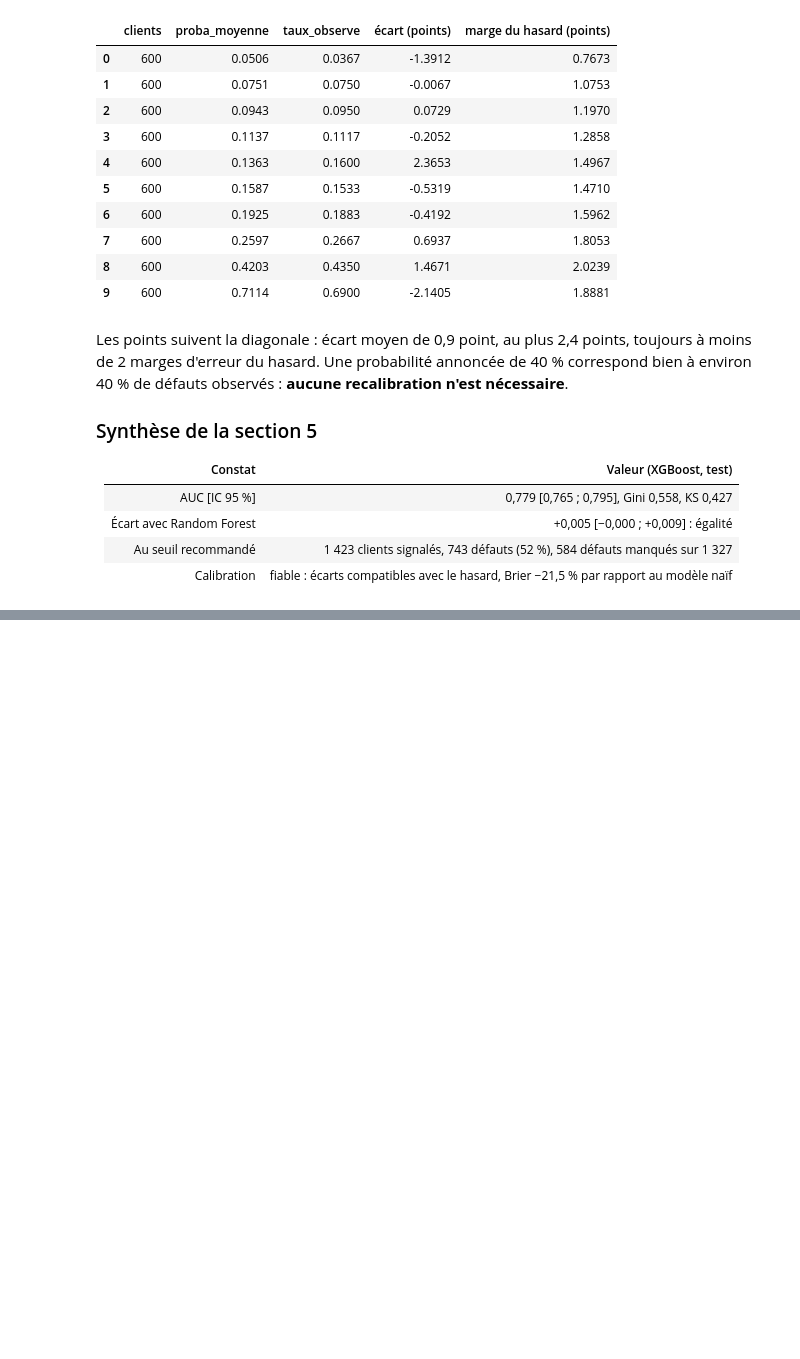
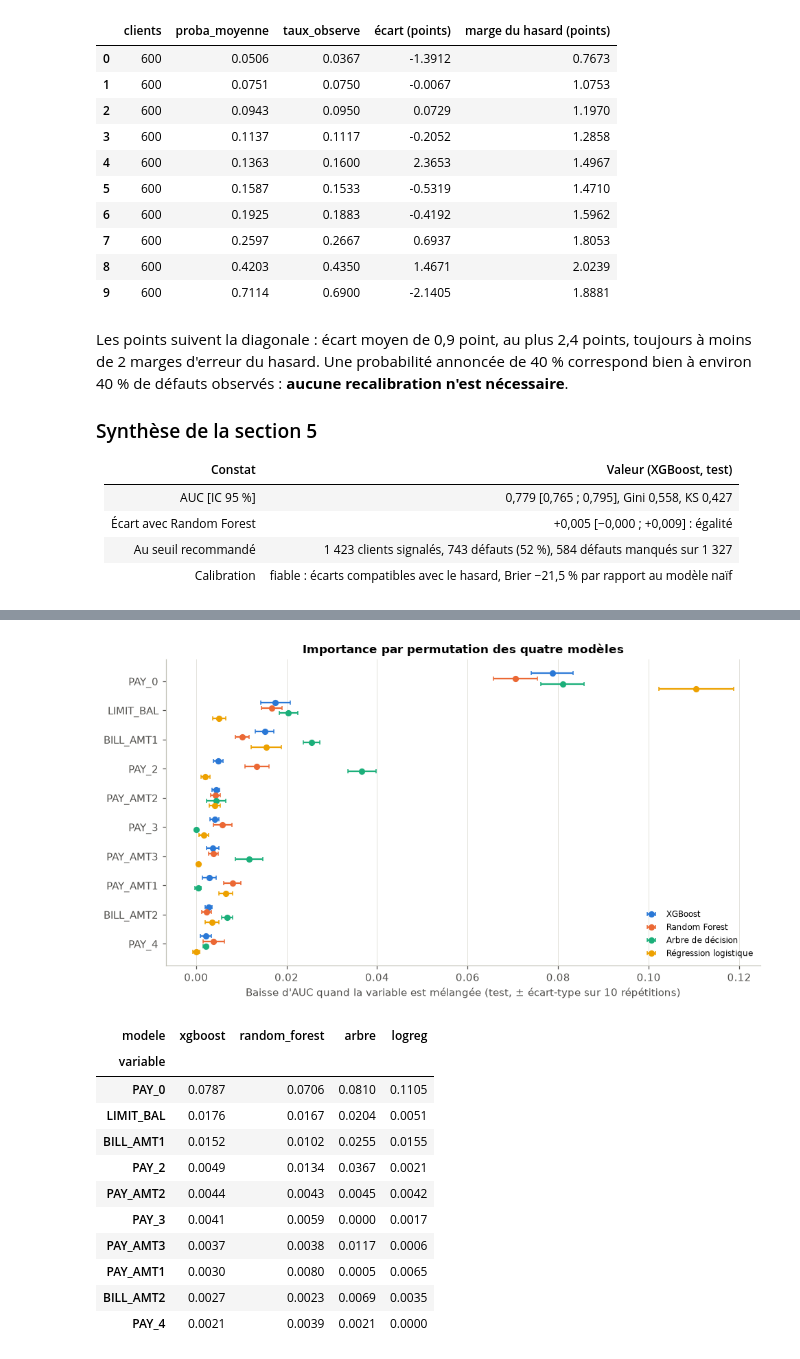
Before and after one commit to aljene307/credit-scoring-xai, a Jupyter notebook: notebooks/analyse_credit.ipynb, the cells around one changed output, grey strips where cells are left out. Cells and saved outputs as stored; diff of their text form; code cells hidden in the pictures; blank space fills up the shorter version.

```diff
--- a/notebooks/analyse_credit.ipynb
+++ b/notebooks/analyse_credit.ipynb
@@ -1022,0 +1081,32 @@ défauts observés : **aucune recalibration n'est nécessaire**.
+# %%
+permutation = explications["permutation"]
+ordre_var = list(permutation[permutation["modele"] == "xgboost"].nlargest(10, "moyenne")["variable"])[::-1]
+fig, ax = plt.subplots(figsize=(9, 5))
+decalage = {"xgboost": 0.27, "random_forest": 0.09, "arbre": -0.09, "logreg": -0.27}
+for nom, dy in decalage.items():
+    lignes = permutation[permutation["modele"] == nom].set_index("variable").loc[ordre_var]
+    ax.errorbar(lignes["moyenne"], np.arange(len(ordre_var)) + dy, xerr=lignes["ecart_type"], fmt="o",
+                color=MODEL_COLORS[nom], markersize=5, elinewidth=1.5, capsize=2, label=MODEL_LABELS[nom])
+ax.set_yticks(range(len(ordre_var)), ordre_var)
+ax.set_xlabel("Baisse d'AUC quand la variable est mélangée (test, ± écart-type sur 10 répétitions)")
+ax.set_title("Importance par permutation des quatre modèles")
+ax.legend(frameon=False, fontsize=8, loc="lower right")
+ax.grid(axis="y", visible=False)
+fig.tight_layout()
+plt.show()
+(permutation.pivot(index="variable", columns="modele", values="moyenne")
+ .loc[ordre_var[::-1], ["xgboost", "random_forest", "arbre", "logreg"]].round(4))
+# %% [output]
+[figure, added]
+| modele | xgboost | random_forest | arbre | logreg |
+| variable |  |  |  |  |
+| PAY_0 | 0.0787 | 0.0706 | 0.0810 | 0.1105 |
+| LIMIT_BAL | 0.0176 | 0.0167 | 0.0204 | 0.0051 |
+| BILL_AMT1 | 0.0152 | 0.0102 | 0.0255 | 0.0155 |
+| PAY_2 | 0.0049 | 0.0134 | 0.0367 | 0.0021 |
+| PAY_AMT2 | 0.0044 | 0.0043 | 0.0045 | 0.0042 |
+| PAY_3 | 0.0041 | 0.0059 | 0.0000 | 0.0017 |
+| PAY_AMT3 | 0.0037 | 0.0038 | 0.0117 | 0.0006 |
+| PAY_AMT1 | 0.0030 | 0.0080 | 0.0005 | 0.0065 |
+| BILL_AMT2 | 0.0027 | 0.0023 | 0.0069 | 0.0035 |
+| PAY_4 | 0.0021 | 0.0039 | 0.0021 | 0.0000 |
```
Also changed, not shown: parts of 22 cells of this notebook.
